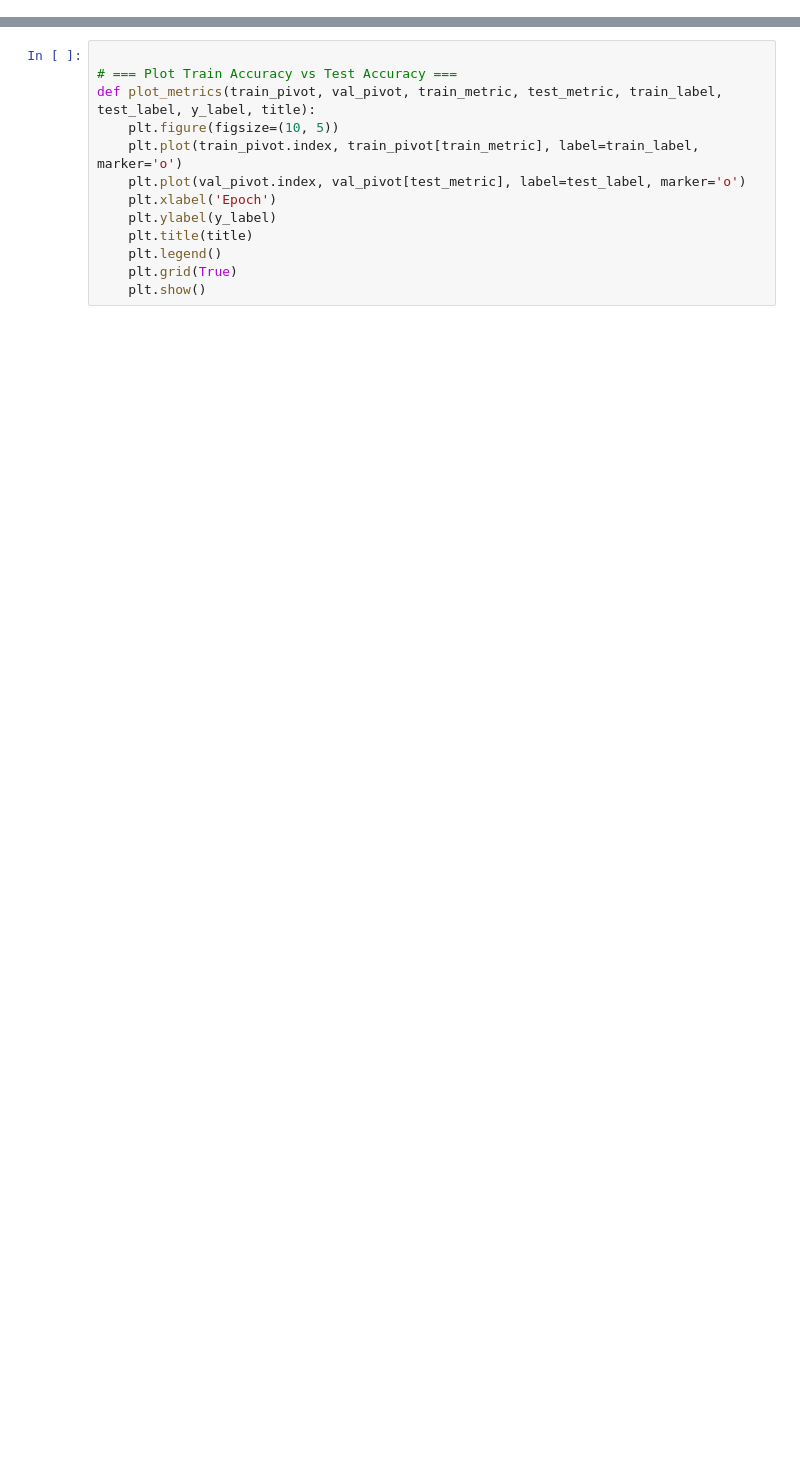
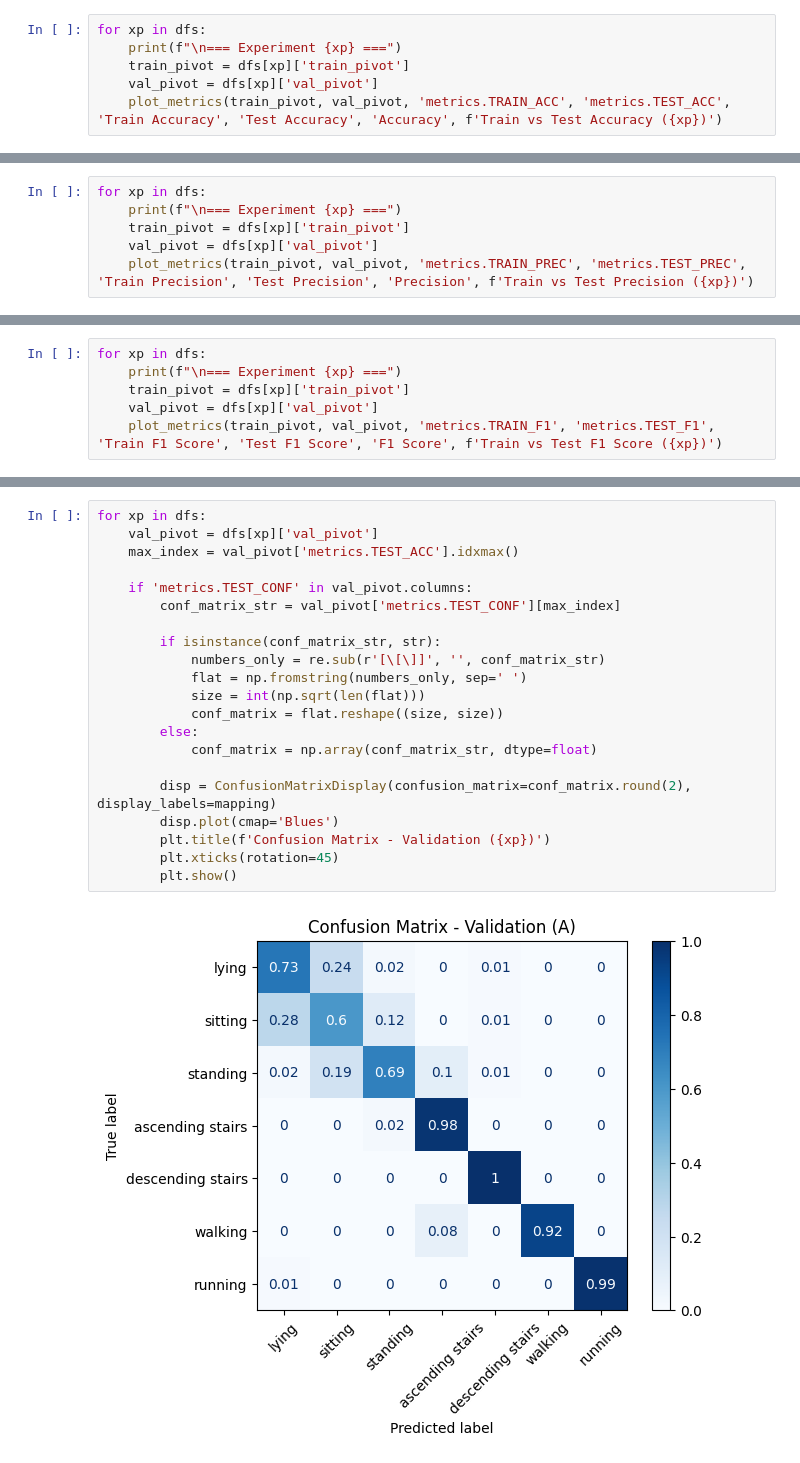
Before and after one commit to TulioPolido/federated_proxy_offset, a Jupyter notebook: Flautim/Centralized/Results/PAMAP/plot_results_pamap.ipynb, the cells around one changed output, grey strips where cells are left out. Drawn from its saved outputs; the diff is of its cells as text; blank space fills up the shorter version.

```diff
--- a/Flautim/Centralized/Results/PAMAP/plot_results_pamap.ipynb
+++ b/Flautim/Centralized/Results/PAMAP/plot_results_pamap.ipynb
@@ -33,0 +74,6 @@ val_pivot.loc[:, val_pivot.columns != excluded_column] = val_pivot.loc[:, val_pi
+# %%
+for xp in dfs:
+    print(f"\n=== Experiment {xp} ===")
+    train_pivot = dfs[xp]['train_pivot']
+    val_pivot = dfs[xp]['val_pivot']
+    plot_metrics(train_pivot, val_pivot, 'metrics.TRAIN_ACC', 'metrics.TEST_ACC', 'Train Accuracy', 'Test Accuracy', 'Accuracy', f'Train vs Test Accuracy ({xp})')
@@ -33,0 +87,6 @@ val_pivot.loc[:, val_pivot.columns != excluded_column] = val_pivot.loc[:, val_pi
+# %%
+for xp in dfs:
+    print(f"\n=== Experiment {xp} ===")
+    train_pivot = dfs[xp]['train_pivot']
+    val_pivot = dfs[xp]['val_pivot']
+    plot_metrics(train_pivot, val_pivot, 'metrics.TRAIN_PREC', 'metrics.TEST_PREC', 'Train Precision', 'Test Precision', 'Precision', f'Train vs Test Precision ({xp})')
@@ -33,0 +100,6 @@ val_pivot.loc[:, val_pivot.columns != excluded_column] = val_pivot.loc[:, val_pi
+# %%
+for xp in dfs:
+    print(f"\n=== Experiment {xp} ===")
+    train_pivot = dfs[xp]['train_pivot']
+    val_pivot = dfs[xp]['val_pivot']
+    plot_metrics(train_pivot, val_pivot, 'metrics.TRAIN_F1', 'metrics.TEST_F1', 'Train F1 Score', 'Test F1 Score', 'F1 Score', f'Train vs Test F1 Score ({xp})')
@@ -34,13 +113,23 @@ val_pivot.loc[:, val_pivot.columns != excluded_column] = val_pivot.loc[:, val_pi
 # %%
+for xp in dfs:
+    val_pivot = dfs[xp]['val_pivot']
+    max_index = val_pivot['metrics.TEST_ACC'].idxmax()
 
-# === Plot Train Accuracy vs Test Accuracy ===
-def plot_metrics(train_pivot, val_pivot, train_metric, test_metric, train_label, test_label, y_label, title):
-    plt.figure(figsize=(10, 5))
-    plt.plot(train_pivot.index, train_pivot[train_metric], label=train_label, marker='o')
-    plt.plot(val_pivot.index, val_pivot[test_metric], label=test_label, marker='o')
-    plt.xlabel('Epoch')
-    plt.ylabel(y_label)
-    plt.title(title)
-    plt.legend()
-    plt.grid(True)
-    plt.show()
+    if 'metrics.TEST_CONF' in val_pivot.columns:
+        conf_matrix_str = val_pivot['metrics.TEST_CONF'][max_index]
+
+        if isinstance(conf_matrix_str, str):
+            numbers_only = re.sub(r'[\[\]]', '', conf_matrix_str)
+            flat = np.fromstring(numbers_only, sep=' ')
+            size = int(np.sqrt(len(flat)))
+            conf_matrix = flat.reshape((size, size))
+        else:
+            conf_matrix = np.array(conf_matrix_str, dtype=float)
+
+        disp = ConfusionMatrixDisplay(confusion_matrix=conf_matrix.round(2), display_labels=mapping)
+        disp.plot(cmap='Blues')
+        plt.title(f'Confusion Matrix - Validation ({xp})')
+        plt.xticks(rotation=45)
+        plt.show()
+# %% [output]
+[figure, added]
```
Also changed, not shown: parts of 17 cells of this notebook, 17 other files.
